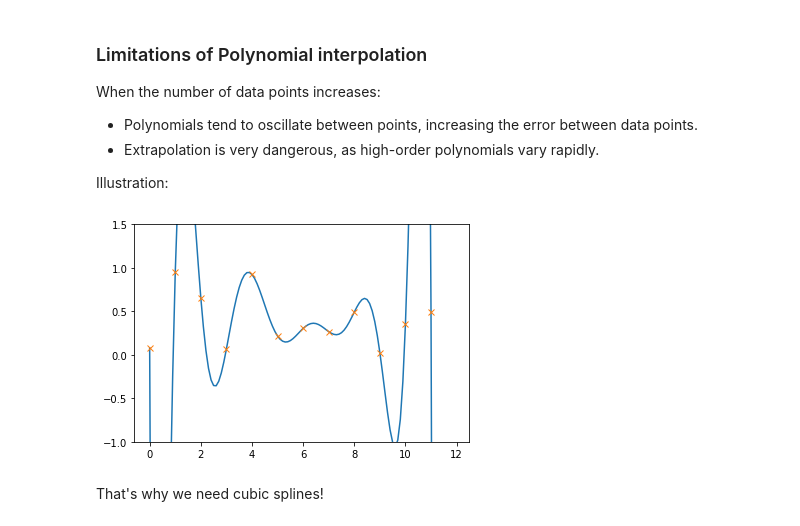
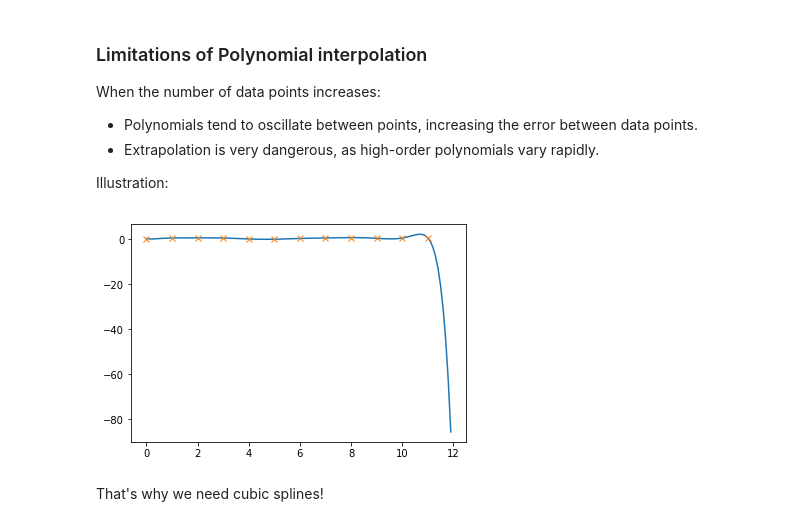
Before and after one commit to tgteacher/numerical-methods, a Jupyter notebook: notebooks/Chapter3.ipynb, the cells around one changed output. Saved outputs shown, nothing was run; the diff lists cells and outputs as text; code cells hidden in the pictures.

```diff
--- a/notebooks/Chapter3.ipynb
+++ b/notebooks/Chapter3.ipynb
@@ -364,16 +365,16 @@ Illustration:
 # %%
 import matplotlib.pyplot as plt
 from scipy.interpolate import lagrange
 
 n = 12
 x, y = get_random_points(n)
 poly = lagrange(x, y)
 xfine = arange(0, n, 0.1)
 plt.plot(xfine, poly(xfine), "-", x, y, "x")
-plt.ylim((-1,1.5))
+#plt.ylim((-1,1.5))
 plt.show()
 # %% [output]
-[figure, old version]
+[figure, new version]
 # %% [markdown]
 That's why we need cubic splines!
 # %% [markdown]
```
Also changed, not shown: parts of 17 cells of this notebook, 4 other files.
